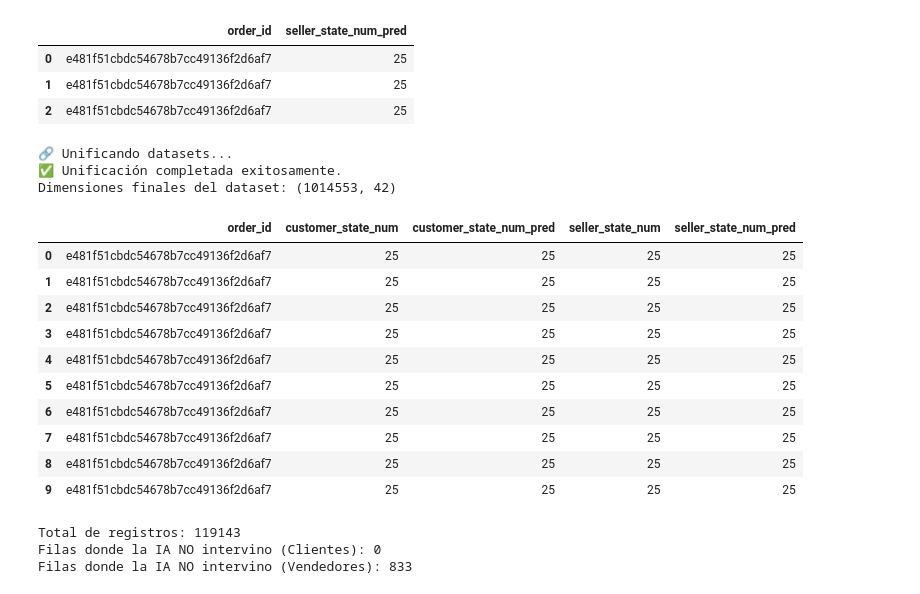
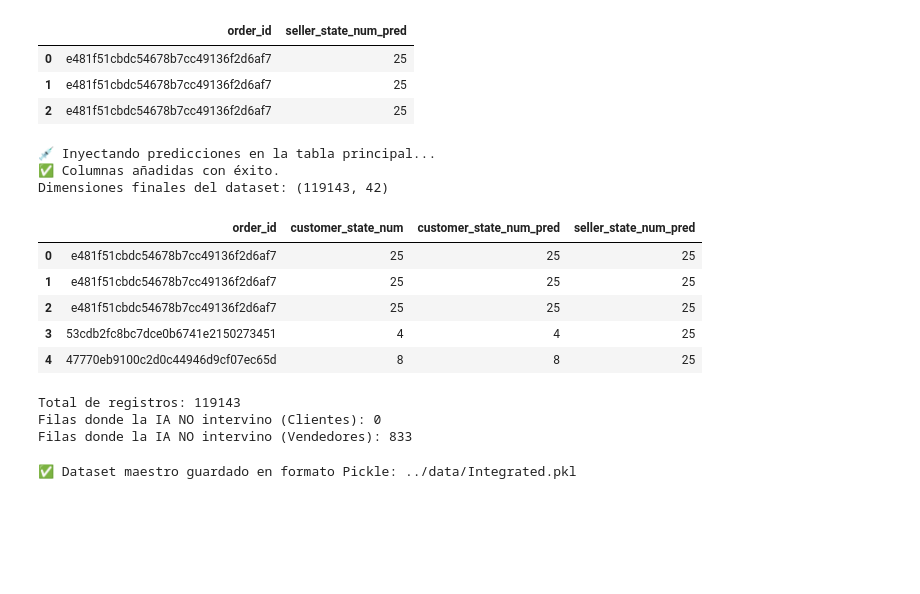
Before and after one commit to SergioBrPerez/Intelligence-Data-Analysis-ML-DL, a Jupyter notebook: 1-ETL_Integration/1.2-CNN_Inference_and_Integration_SBP.ipynb, the cells around one changed output. Cells and saved outputs as stored; diff of their text form; code cells hidden in the pictures; blank space fills up the shorter version.

```diff
--- a/1-ETL_Integration/1.2-CNN_Inference_and_Integration.ipynb
+++ b/1-ETL_Integration/1.2-CNN_Inference_and_Integration_SBP.ipynb
@@ -44,7 +44,7 @@ else:
     print(f"❌ Error: No se encontró el modelo en {model_path}")
 
 # --- 3. Carga de los Datasets (Las tres piezas) ---
-data_dir = "../data"
+data_dir = "../data/raw_input"
 
 try:
     # A. El dataset tabular (Ligero)
@@ -138,42 +138,41 @@ display(df_sell_img.head(3))
 | 1 | e481f51cbdc54678b7cc49136f2d6af7 | 25 |
 | 2 | e481f51cbdc54678b7cc49136f2d6af7 | 25 |
 # %%
-# --- CELDA 3: Unificación Final ---
-print("🔗 Unificando datasets...")
+# --- CELDA 3: Inyección de columnas (Estilo BUSCARV / Mapeo) ---
+print("💉 Inyectando predicciones en la tabla principal...")
 
-# 1. Unir el tabular con las predicciones del cliente
-m_final = pd.merge(df_tabular, df_cust_img, on='order_id', how='left')
+# 1. Convertimos las tablas de imágenes en "Diccionarios" de Pandas (Series)
+# Nos aseguramos de quitar duplicados para que a cada 'order_id' le corresponda solo un estado
+dict_cliente = df_cust_img.drop_duplicates('order_id').set_index('order_id')['customer_state_num_pred']
+dict_vendedor = df_sell_img.drop_duplicates('order_id').set_index('order_id')['seller_state_num_pred']
 
-# 2. Unir el resultado con las predicciones del vendedor
-m_final = pd.merge(m_final, df_sell_img, on='order_id', how='left')
+# 2. Añadimos la información como columnas nuevas directamente a df_tabular
+# Usamos .map() para buscar el order_id en nuestros "diccionarios"
+df_tabular['customer_state_num_pred'] = df_tabular['order_id'].map(dict_cliente)
+df_tabular['seller_state_num_pred'] = df_tabular['order_id'].map(dict_vendedor)
 
-# 3. Verificación de integridad
-# Revisamos si las predicciones de la IA coinciden con los números originales (si existían)
-check_cols = ['order_id', 'customer_state_num', 'customer_state_num_pred', 'seller_state_num', 'seller_state_num_pred']
+# 3. Limpieza: Si algún order_id no tenía imagen, map() devuelve NaN. Lo rellenamos con -1.
+df_tabular['customer_state_num_pred'] = df_tabular['customer_state_num_pred'].fillna(-1).astype(int)
+df_tabular['seller_state_num_pred'] = df_tabular['seller_state_num_pred'].fillna(-1).astype(int)
 
-print("✅ Unificación completada exitosamente.")
-print(f"Dimensiones finales del dataset: {m_final.shape}")
+# Ahora m_final es exactamente df_tabular pero con las dos columnas extra
+m_final = df_tabular.copy()
 
-# Mostrar una comparativa para validar la precisión de la IA
-display(m_final[check_cols].head(10))
+print("✅ Columnas añadidas con éxito.")
+print(f"Dimensiones finales del dataset: {m_final.shape}") # ¡Volverá a ser 119143, 42!
 
-# Opcional: Guardar el dataset final limpio para el entrenamiento del modelo de retrasos
-# m_final.to_csv("../data/olist_integrated_with_ai.csv", index=False)
+# Comprobación visual
+display(m_final[['order_id', 'customer_state_num', 'customer_state_num_pred', 'seller_state_num_pred']].head())
 # %% [output]
-🔗 Unificando datasets...
-✅ Unificación completada exitosamente.
-Dimensiones finales del dataset: (1014553, 42)
+💉 Inyectando predicciones en la tabla principal...
+✅ Columnas añadidas con éxito.
+Dimensiones finales del dataset: (119143, 42)
-|  | order_id | customer_state_num | customer_state_num_pred | seller_state_num | seller_state_num_pred |
-| 0 | e481f51cbdc54678b7cc49136f2d6af7 | 25 | 25 | 25 | 25 |
-| 1 | e481f51cbdc54678b7cc49136f2d6af7 | 25 | 25 | 25 | 25 |
-| 2 | e481f51cbdc54678b7cc49136f2d6af7 | 25 | 25 | 25 | 25 |
-| 3 | e481f51cbdc54678b7cc49136f2d6af7 | 25 | 25 | 25 | 25 |
-| 4 | e481f51cbdc54678b7cc49136f2d6af7 | 25 | 25 | 25 | 25 |
-| 5 | e481f51cbdc54678b7cc49136f2d6af7 | 25 | 25 | 25 | 25 |
-| 6 | e481f51cbdc54678b7cc49136f2d6af7 | 25 | 25 | 25 | 25 |
-| 7 | e481f51cbdc54678b7cc49136f2d6af7 | 25 | 25 | 25 | 25 |
-| 8 | e481f51cbdc54678b7cc49136f2d6af7 | 25 | 25 | 25 | 25 |
-| 9 | e481f51cbdc54678b7cc49136f2d6af7 | 25 | 25 | 25 | 25 |
+|  | order_id | customer_state_num | customer_state_num_pred | seller_state_num_pred |
+| 0 | e481f51cbdc54678b7cc49136f2d6af7 | 25 | 25 | 25 |
+| 1 | e481f51cbdc54678b7cc49136f2d6af7 | 25 | 25 | 25 |
+| 2 | e481f51cbdc54678b7cc49136f2d6af7 | 25 | 25 | 25 |
+| 3 | 53cdb2fc8bc7dce0b6741e2150273451 | 4 | 4 | 25 |
+| 4 | 47770eb9100c2d0c44946d9cf07ec65d | 8 | 8 | 25 |
 # %%
 # Verificación de "Huecos" detectados
 vacios_cliente = (df_cust_img['customer_state_num_pred'] == -1).sum()
@@ -206,0 +188,14 @@ Filas donde la IA NO intervino (Vendedores): 833
+# %%
+import os
+
+# Asegurarnos de que la carpeta existe (por si acaso)
+os.makedirs('../data', exist_ok=True)
+
+# Definir las rutas (he corregido el nombre a 'Integrated', cámbialo si el error era intencional)
+ruta_pkl = '../data/Integrated.pkl'
+
+# 2. Guardar como Pickle (Opcional, pero muy recomendado para no perder los tipos de datos 'int' de tus IDs)
+m_final.to_pickle(ruta_pkl)
+print(f"✅ Dataset maestro guardado en formato Pickle: {ruta_pkl}")
+# %% [output]
+✅ Dataset maestro guardado en formato Pickle: ../data/Integrated.pkl
```
Also changed, not shown: parts of 1 cell of this notebook, 9 other files.
